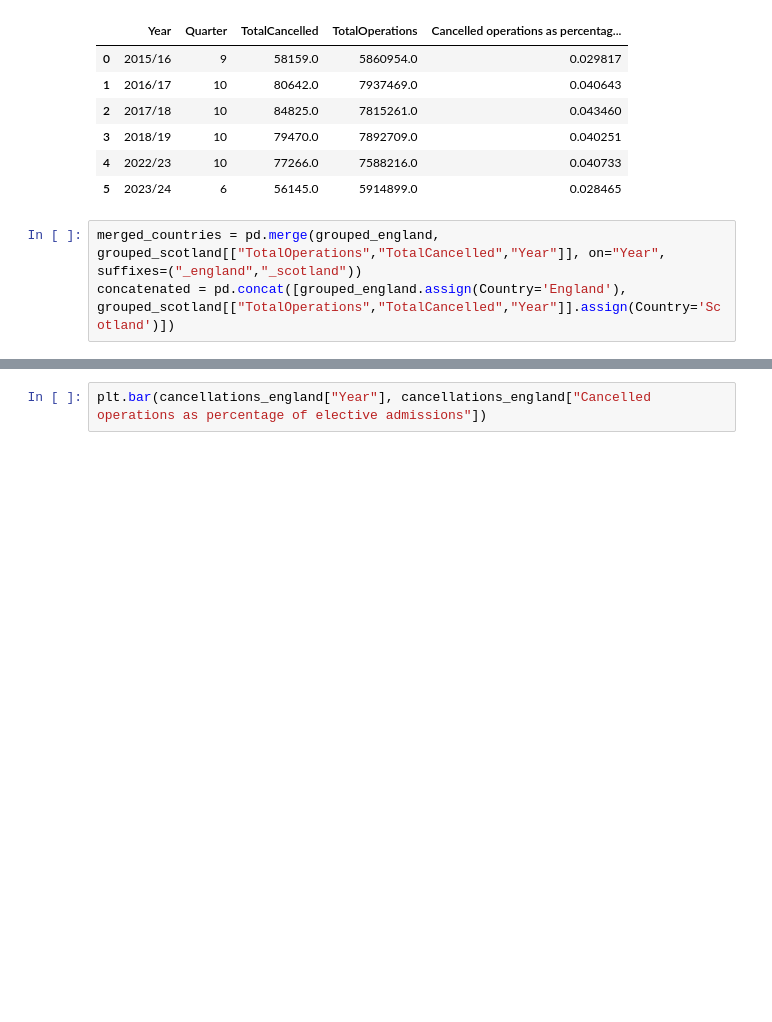
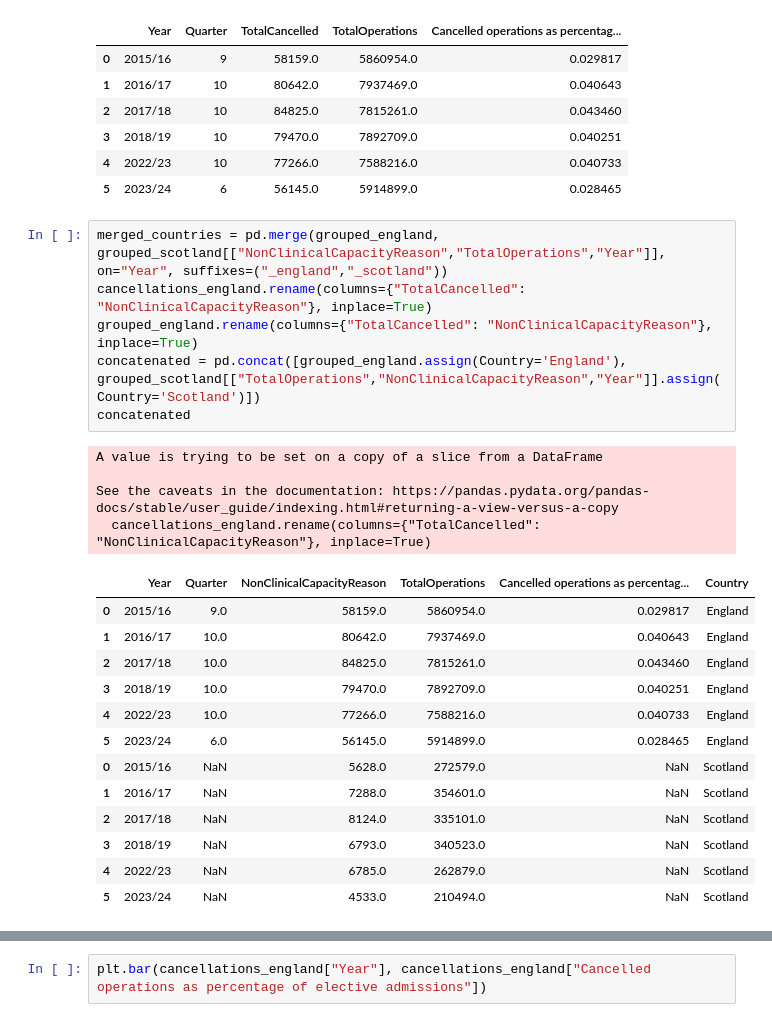
Before and after one commit to brianej/fdscw3, a Jupyter notebook: q5.ipynb, the cells around one changed output, grey strips where cells are left out. Cells and saved outputs as stored; diff of their text form; blank space fills up the shorter version.

```diff
--- a/q5.ipynb
+++ b/q5.ipynb
@@ -281,7 +281,28 @@ grouped_england
 | 4 | 2022/23 | 10 | 77266.0 | 7588216.0 | 0.040733 |
 | 5 | 2023/24 | 6 | 56145.0 | 5914899.0 | 0.028465 |
 # %%
-merged_countries = pd.merge(grouped_england, grouped_scotland[["TotalOperations","TotalCancelled","Year"]], on="Year", suffixes=("_england","_scotland"))
-concatenated = pd.concat([grouped_england.assign(Country='England'), grouped_scotland[["TotalOperations","TotalCancelled","Year"]].assign(Country='Scotland')])
+merged_countries = pd.merge(grouped_england, grouped_scotland[["NonClinicalCapacityReason","TotalOperations","Year"]], on="Year", suffixes=("_england","_scotland"))
+cancellations_england.rename(columns={"TotalCancelled": "NonClinicalCapacityReason"}, inplace=True)
+grouped_england.rename(columns={"TotalCancelled": "NonClinicalCapacityReason"}, inplace=True)
+concatenated = pd.concat([grouped_england.assign(Country='England'), grouped_scotland[["TotalOperations","NonClinicalCapacityReason","Year"]].assign(Country='Scotland')])
+concatenated
+# %% [output]
+A value is trying to be set on a copy of a slice from a DataFrame
+
+See the caveats in the documentation: https://pandas.pydata.org/pandas-docs/stable/user_guide/indexing.html#returning-a-view-versus-a-copy
+  cancellations_england.rename(columns={"TotalCancelled": "NonClinicalCapacityReason"}, inplace=True)
+|  | Year | Quarter | NonClinicalCapacityReason | TotalOperations | Cancelled operations as percentag... | Country |
+| 0 | 2015/16 | 9.0 | 58159.0 | 5860954.0 | 0.029817 | England |
+| 1 | 2016/17 | 10.0 | 80642.0 | 7937469.0 | 0.040643 | England |
+| 2 | 2017/18 | 10.0 | 84825.0 | 7815261.0 | 0.043460 | England |
+| 3 | 2018/19 | 10.0 | 79470.0 | 7892709.0 | 0.040251 | England |
+| 4 | 2022/23 | 10.0 | 77266.0 | 7588216.0 | 0.040733 | England |
+| 5 | 2023/24 | 6.0 | 56145.0 | 5914899.0 | 0.028465 | England |
+| 0 | 2015/16 | NaN | 5628.0 | 272579.0 | NaN | Scotland |
+| 1 | 2016/17 | NaN | 7288.0 | 354601.0 | NaN | Scotland |
+| 2 | 2017/18 | NaN | 8124.0 | 335101.0 | NaN | Scotland |
+| 3 | 2018/19 | NaN | 6793.0 | 340523.0 | NaN | Scotland |
+| 4 | 2022/23 | NaN | 6785.0 | 262879.0 | NaN | Scotland |
+| 5 | 2023/24 | NaN | 4533.0 | 210494.0 | NaN | Scotland |
 # %%
 concatenated.rename(columns={"Cancelled operations as percentage of elective admissions": "Percentage of Cancellations"}, inplace=True)
```
Also changed, not shown: parts of 5 cells of this notebook, 2 other files.
